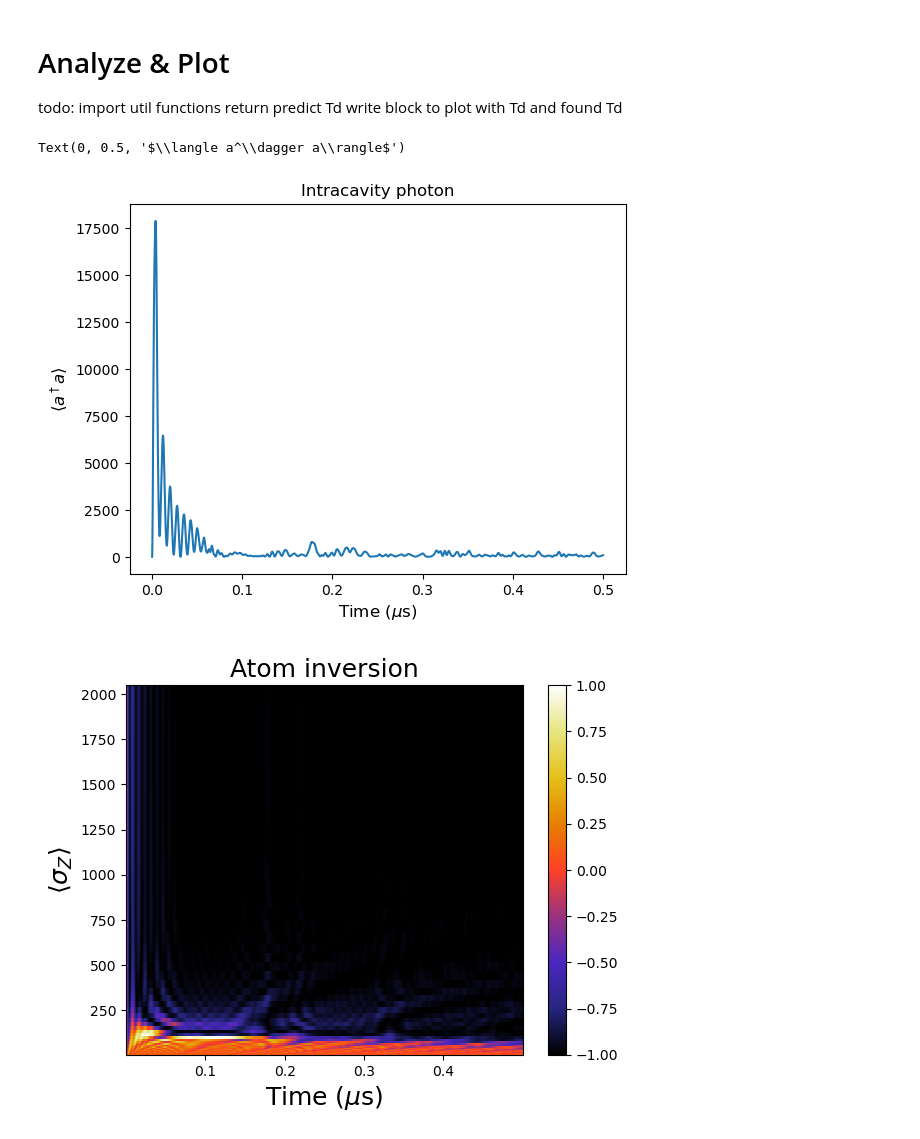
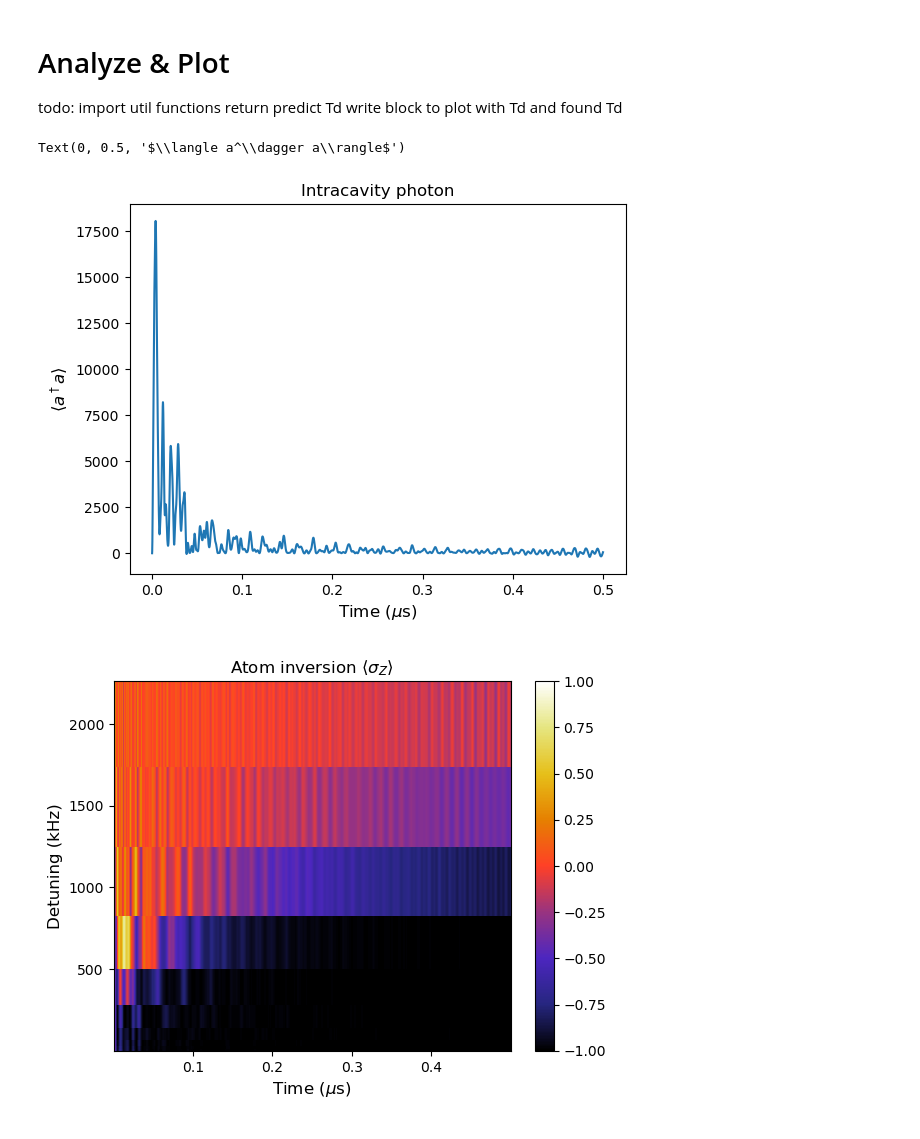
Before and after one commit to VodkaSin/Cuda_C_spin_sync, a Jupyter notebook: CUDA_code/cuda_run.ipynb, the cells around one changed output. Cells and saved outputs as stored; diff of their text form; code cells hidden in the pictures.

Commit message:
Corrected the plotting function: detuning reversed order

```diff
--- a/CUDA_code/cuda_run.ipynb
+++ b/CUDA_code/cuda_run.ipynb
@@ -126,7 +118,8 @@ write block to plot with Td and found Td
 #         [2]: coherence
 #         [3]: photons
 #############################################################
-results = utils.read_results("k50N5SS") # Input: file handle
+results = utils.read_results("k10N5_0.5_0_kappa160") # Input: file handle
+detuning_values_1d = np.loadtxt("Detuning.dat")
 # %%
 #############################################################
 # Plots intracavity field
@@ -137,10 +130,10 @@ plt.xlabel(r"Time ($\mu$s)", fontsize=12)
 plt.ylabel(r"$\langle a^\dagger a\rangle$", fontsize=12)
 # %% [output]
 Text(0, 0.5, '$\\langle a^\\dagger a\\rangle$')
-[figure, old version]
+[figure, new version]
 # %%
 utils.plot_heat(results[0],detuning_values_1d, np.rot90(results[1]), -1.0,1.0,
-                "Atom inversion", "Time ($\mu$s)", "$\langle\sigma_Z\\rangle$")
+                "Atom inversion $\langle\sigma_Z\\rangle$", "Time ($\mu$s)", "Detuning (kHz)")
 # %% [output]
-[figure, old version]
+[figure, new version]
 # %%
```
Also changed, not shown: parts of 2 cells of this notebook, 2 other files.
